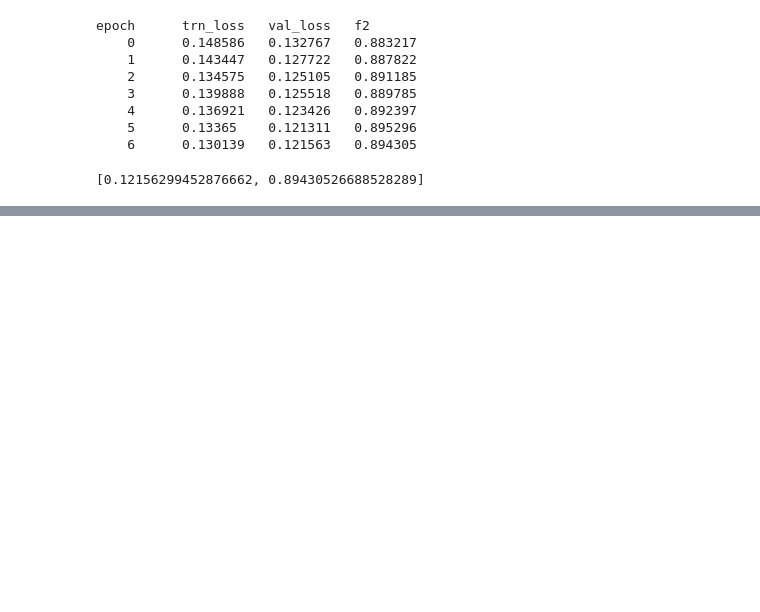
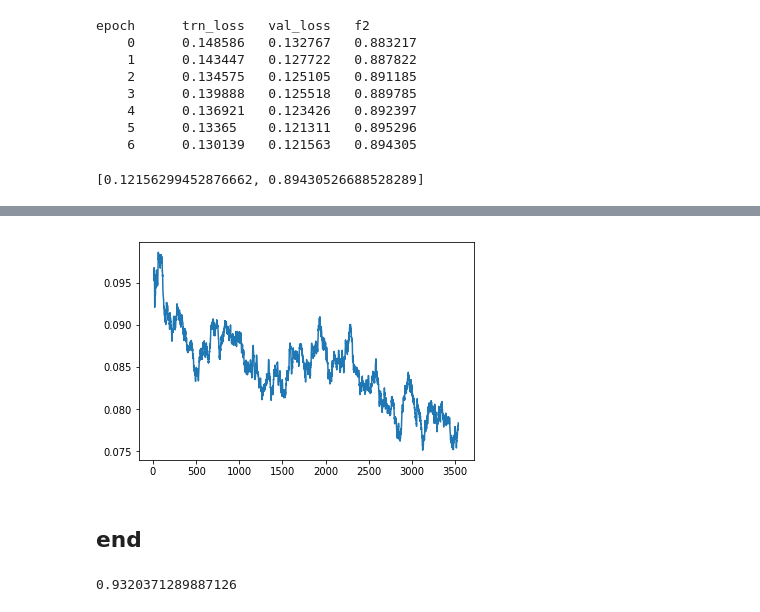
Before and after one commit to borowis/fastai, a Jupyter notebook: courses/dl1/planet_my.ipynb, the cells around one changed output, grey strips where cells are left out. Cells and saved outputs as stored; diff of their text form; code cells hidden in the pictures; blank space fills up the shorter version.

```diff
--- a/courses/dl1/planet_my.ipynb
+++ b/courses/dl1/planet_my.ipynb
@@ -71,0 +132,3 @@ lrs = np.array([lr / 9, lr / 3, lr])
+# %%
+# learn.save('64')
+learn.load('64')
@@ -71,0 +139,4 @@ lrs = np.array([lr / 9, lr / 3, lr])
+# %%
+learn.set_data(get_data(128))
+learn.freeze()
+learn.fit(lr, 3, cycle_len = 1, cycle_mult = 2)
@@ -90,0 +177,4 @@ learn.sched.plot_loss()
+# %%
+learn.set_data(get_data(256))
+learn.freeze()
+learn.fit(lr, 3, cycle_len = 1, cycle_mult = 2)
@@ -90,0 +192,3 @@ learn.sched.plot_loss()
+# %%
+learn.unfreeze()
+learn.fit(lrs, 3, cycle_len = 1, cycle_mult = 2)
@@ -90,0 +209,6 @@ learn.sched.plot_loss()
+# %%
+learn.sched.plot_loss()
+# %% [output]
+[figure, added]
+# %% [markdown]
+## end
@@ -90,0 +217,5 @@ learn.sched.plot_loss()
+# %%
+preds = np.mean(log_preds, axis = 0)
+f2(preds, y)
+# %% [output]
+0.9320371289887126
```
Also changed, not shown: parts of 22 cells of this notebook.
